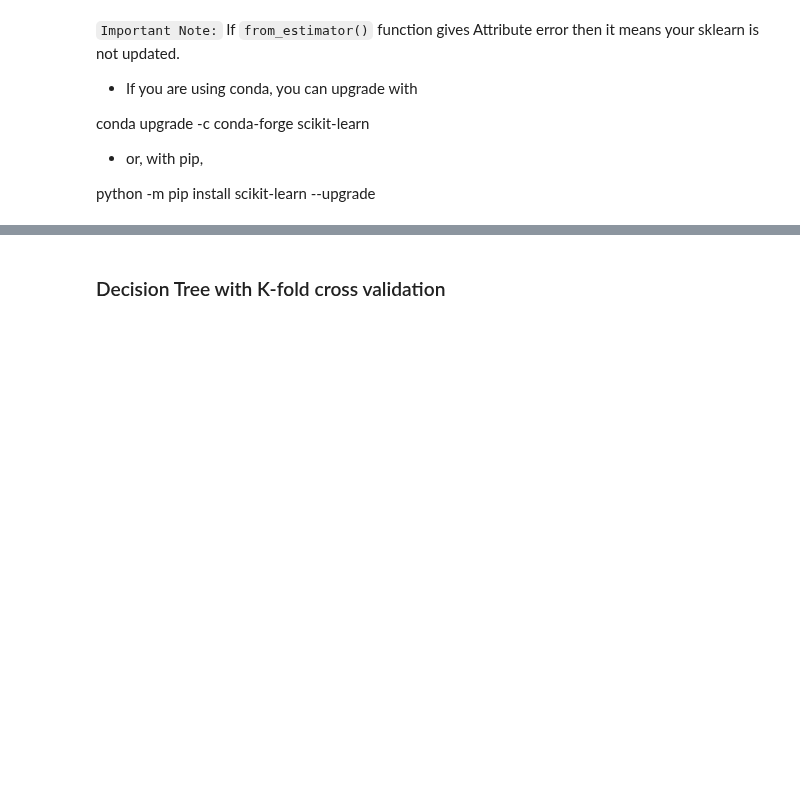
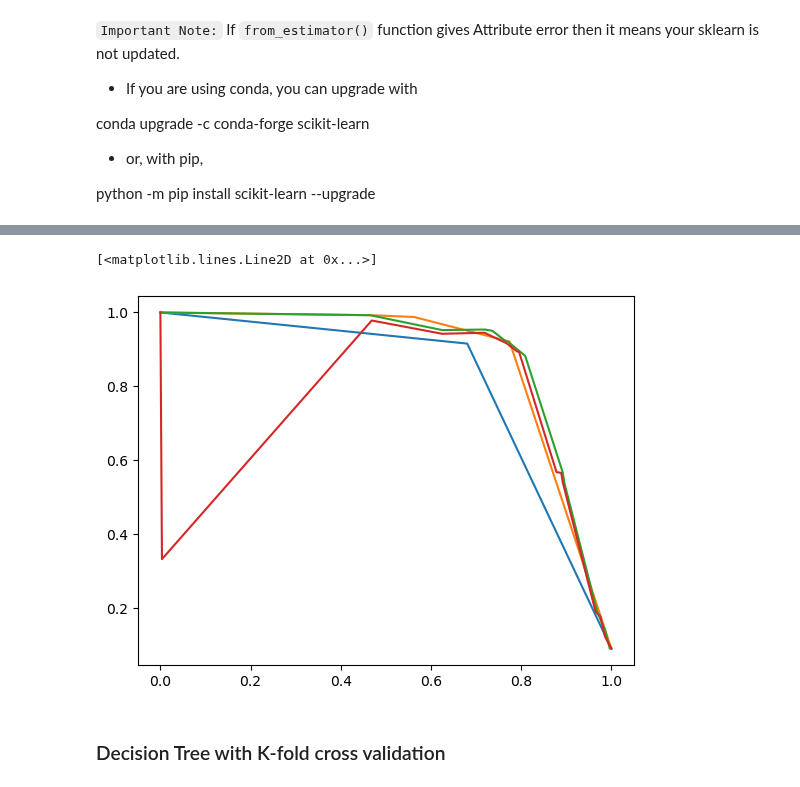
Before and after one commit to P-wig/ML-HW, a Jupyter notebook: HW5/HW5.ipynb, the cells around one changed output, grey strips where cells are left out. Saved outputs shown, nothing was run; the diff lists cells and outputs as text; code cells hidden in the pictures; blank space fills up the shorter version.

```diff
--- a/HW5/HW5.ipynb
+++ b/HW5/HW5.ipynb
@@ -190,3 +163,24 @@ GETTING HELP
+# %%
+# Use the below one
+from sklearn.metrics import precision_recall_curve
+# Or this below one, whichever suits you
+from sklearn.metrics import PrecisionRecallDisplay
+import matplotlib.pyplot as plt
+
+# Calculate precision-recall curve for each model
+prec_1, recall_1, _ = precision_recall_curve(ytest, clf_1.predict_proba(xtest)[:, 1])
+prec_2, recall_2, _ = precision_recall_curve(ytest, clf_2.predict_proba(xtest)[:, 1])
+prec_3, recall_3, _ = precision_recall_curve(ytest, clf_3.predict_proba(xtest)[:, 1])
+prec_4, recall_4, _ = precision_recall_curve(ytest, clf_4.predict_proba(xtest)[:, 1])
+
+# Plot precision-recall curve for each model
+plt.plot(recall_1, prec_1, label="Model 1")
+plt.plot(recall_2, prec_2, label="Model 2")
+plt.plot(recall_3, prec_3, label="Model 3")
+plt.plot(recall_4, prec_4, label="Model 4")
+# %% [output]
+[<matplotlib.lines.Line2D at 0x...>]
+[figure, added]
 # %% [markdown]
 ### Decision Tree with K-fold cross validation
 # %% [markdown]
```
Also changed, not shown: parts of 5 cells of this notebook.
